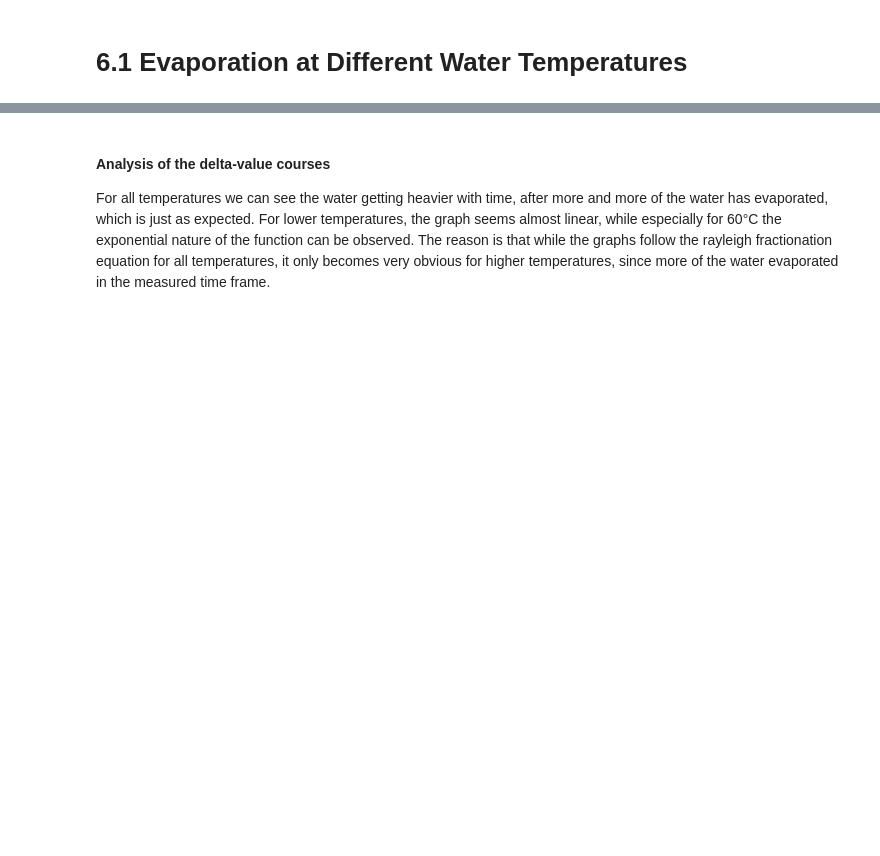
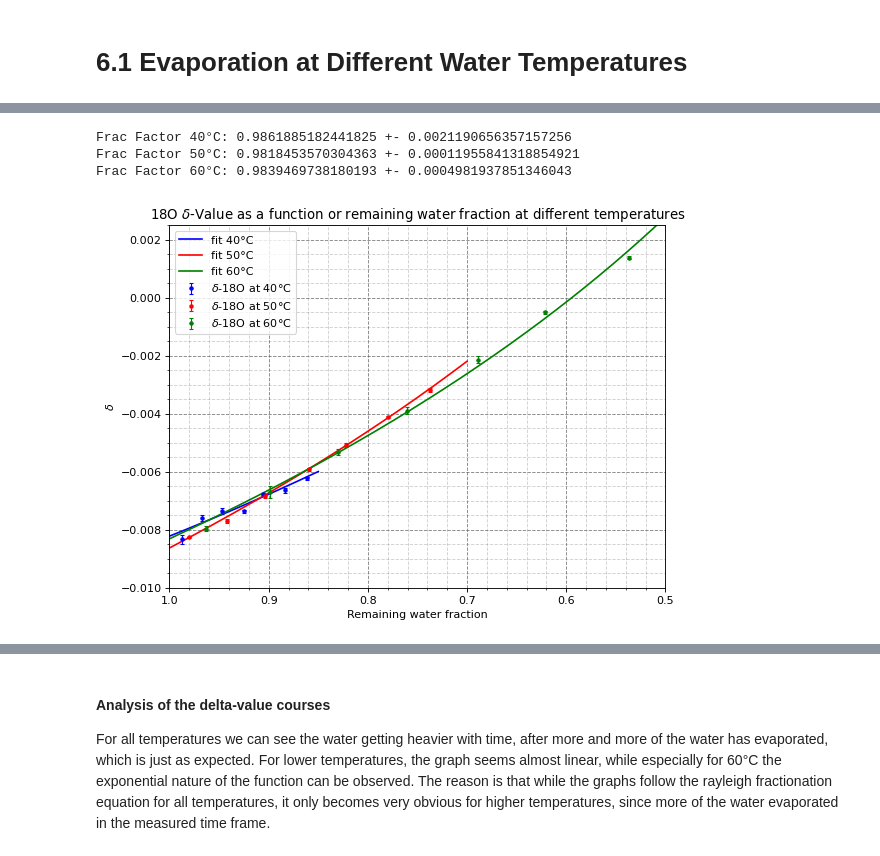
Before and after one commit to fexfl/FP, a Jupyter notebook: F55/F55 Analysis.ipynb, the cells around one changed output, grey strips where cells are left out. Saved outputs shown, nothing was run; the diff lists cells and outputs as text; code cells hidden in the pictures; blank space fills up the shorter version.

Commit message:
Updated Plot Titles

```diff
--- a/F55/F55 Analysis.ipynb
+++ b/F55/F55 Analysis.ipynb
@@ -917,0 +848,35 @@ Frac Factor 60°C: 0.9922708140310372 +- 0.0006658038886227538
+# %%
+popt_w40_18O, pcov_w40_18O = curve_fit(rayleigh, m_W_40, water_40_delta_18O * 10**(-3), sigma = water_40_delta_18O_sd * 10**(-3))
+x_w40_18O = np.linspace(0.85, 1, 1000)
+
+popt_w50_18O, pcov_w50_18O = curve_fit(rayleigh, m_W_50, water_50_delta_18O * 10**(-3), sigma = water_50_delta_18O_sd * 10**(-3))
+x_w50_18O = np.linspace(0.7, 1, 1000)
+
+popt_w60_18O, pcov_w60_18O = curve_fit(rayleigh, m_W_60, water_60_delta_18O * 10**(-3), sigma = water_60_delta_18O_sd * 10**(-3))
+x_w60_18O = np.linspace(0.5, 1, 1000)
+
+plt.figure(figsize=(8, 6), dpi=80)
+plt.errorbar(m_W_40,water_40_delta_18O * 10**(-3), yerr = water_40_delta_18O_sd * 10**(-3), linestyle='None', marker = ".", color = "blue", label="$\delta$-18O at 40°C", capsize = 2, elinewidth=1)
+plt.plot(x_w40_18O, rayleigh(x_w40_18O, *popt_w40_18O), label="fit 40°C", color = "blue")
+plt.errorbar(m_W_50,water_50_delta_18O * 10**(-3), yerr = water_50_delta_18O_sd * 10**(-3), linestyle='None', marker = ".", color = "red", label="$\delta$-18O at 50°C", capsize = 2, elinewidth=1)
+plt.plot(x_w50_18O, rayleigh(x_w50_18O, *popt_w50_18O), label="fit 50°C", color = "red")
+plt.errorbar(m_W_60,water_60_delta_18O * 10**(-3), yerr = water_60_delta_18O_sd * 10**(-3), linestyle='None', marker = ".", color = "green", label="$\delta$-18O at 60°C", capsize = 2, elinewidth=1)
+plt.plot(x_w60_18O, rayleigh(x_w60_18O, *popt_w60_18O), label="fit 60°C", color = "green")
+plt.xlabel('Remaining water fraction')
+plt.ylabel('$\delta$')
+plt.title('18O $\delta$-Value as a function or remaining water fraction at different temperatures')
+#plt.yscale('log')
+plt.axis([1, 0.5, -0.010, 0.0025])
+plt.legend()
+plt.grid(b=True, which='major', color='#666666', linestyle='--', alpha = 0.8)
+plt.grid(b=True, which='minor', color='#666666', linestyle='--', alpha = 0.3)
+plt.minorticks_on()
+
+print("Frac Factor 40°C:", popt_w40_18O[0], "+-", np.sqrt(pcov_w40_18O[0,0]))
+print("Frac Factor 50°C:", popt_w50_18O[0], "+-", np.sqrt(pcov_w50_18O[0,0]))
+print("Frac Factor 60°C:", popt_w60_18O[0], "+-", np.sqrt(pcov_w60_18O[0,0]))
+# %% [output]
+Frac Factor 40°C: 0.9861885182441825 +- 0.0021190656357157256
+Frac Factor 50°C: 0.9818453570304363 +- 0.00011955841318854921
+Frac Factor 60°C: 0.9839469738180193 +- 0.0004981937851346043
+[figure, added]
```
Also changed, not shown: parts of 5 cells of this notebook.
